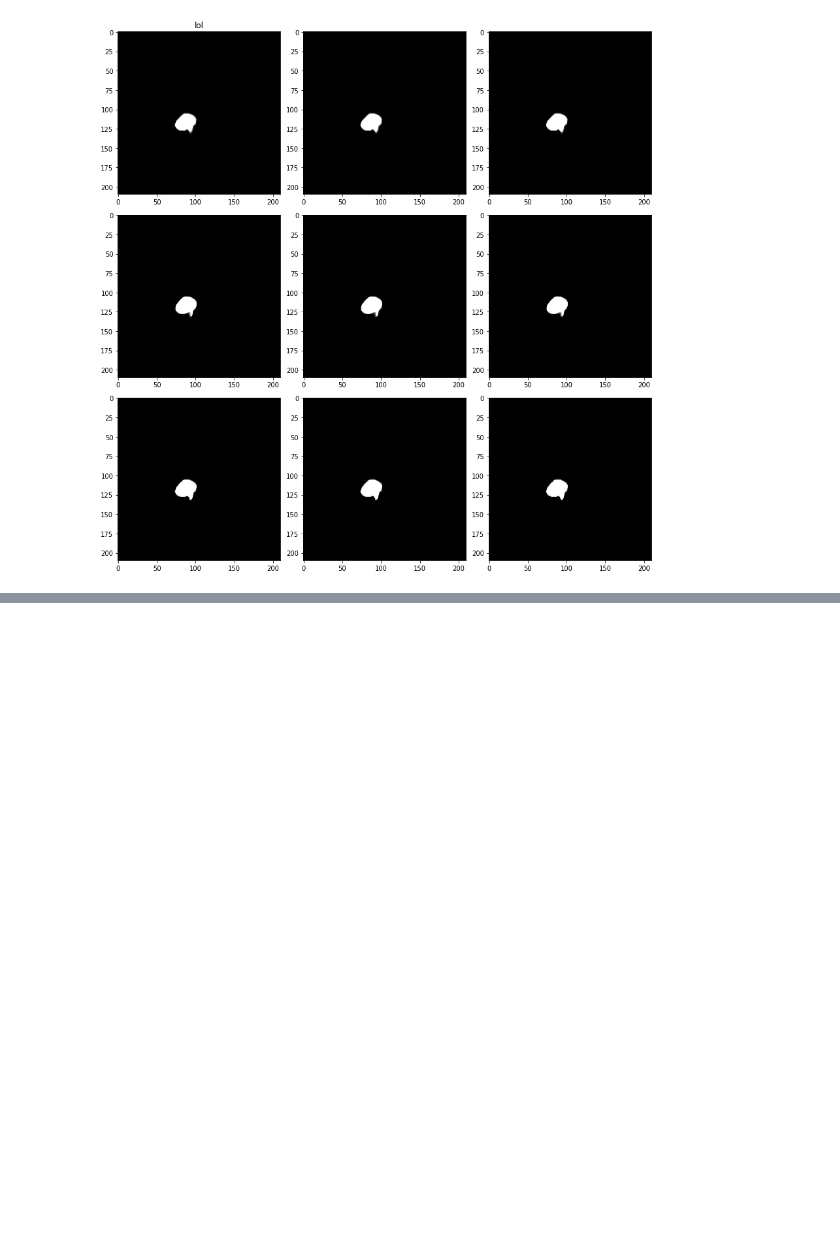
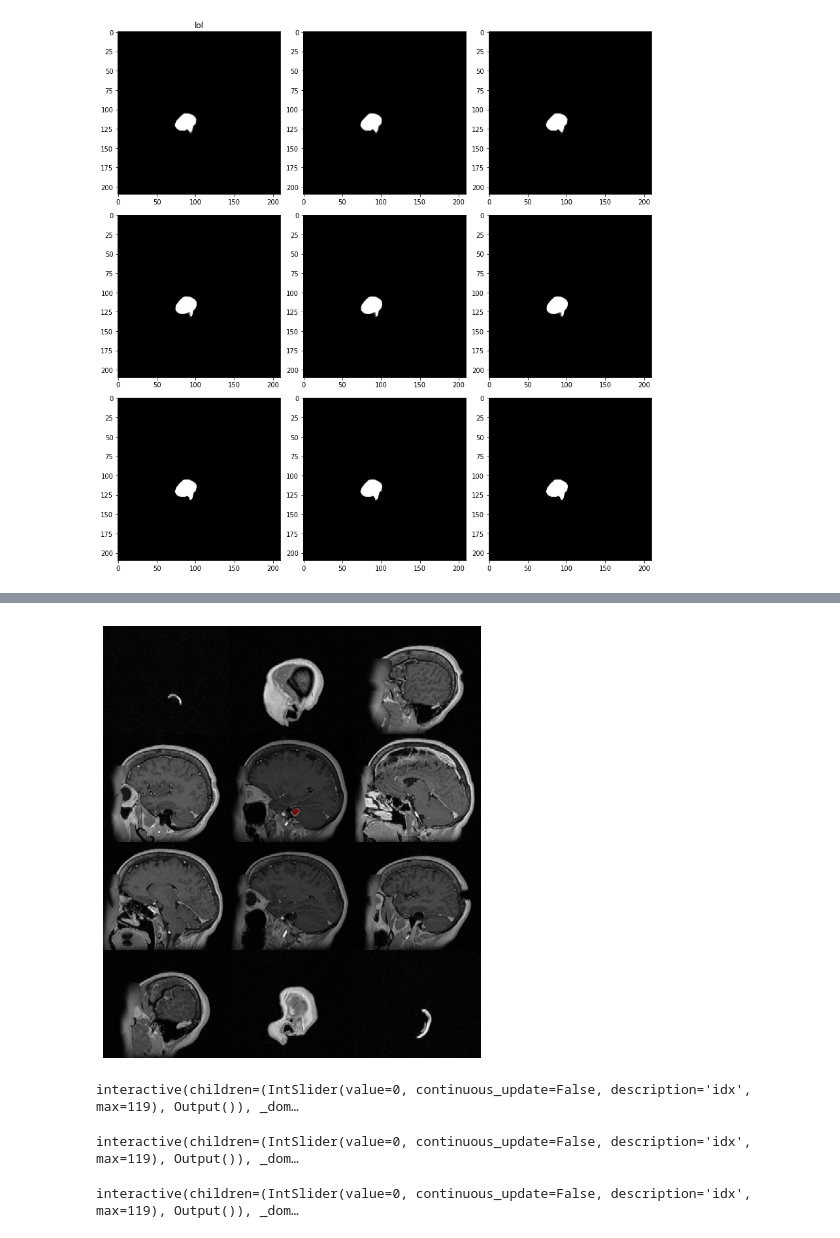
Before and after one commit to MedImAIR/brain-mri-processing-pipeline, a Jupyter notebook: datasets/dataset_test/[rewrite]schwannoma_dataset.ipynb, the cells around one changed output, grey strips where cells are left out. Drawn from its saved outputs; the diff is of its cells as text; code cells hidden in the pictures; blank space fills up the shorter version.

```diff
--- a/datasets/dataset_test/[rewrite]schwannoma_dataset.ipynb
+++ b/datasets/dataset_test/[rewrite]schwannoma_dataset.ipynb
@@ -169,0 +251,17 @@ plot_qc(resamp.numpy(), resamp.numpy())
+# %%
+ants.plot(img_t1, mask)
+# %% [output]
+[figure, added]
+# %%
+from dpipe.im.visualize import slice3d
+slice3d(img_t2.numpy(), mask.numpy())
+# %% [output]
+interactive(children=(IntSlider(value=0, continuous_update=False, description='idx', max=119), Output()), _dom…
+# %%
+slice3d(ants.reorient_image2(img_t1, 'RAS').numpy())
+# %% [output]
+interactive(children=(IntSlider(value=0, continuous_update=False, description='idx', max=119), Output()), _dom…
+# %%
+slice3d(img_t1.numpy(), mask.numpy())
+# %% [output]
+interactive(children=(IntSlider(value=0, continuous_update=False, description='idx', max=119), Output()), _dom…
```
Also changed, not shown: parts of 10 cells of this notebook, 15 other files.
